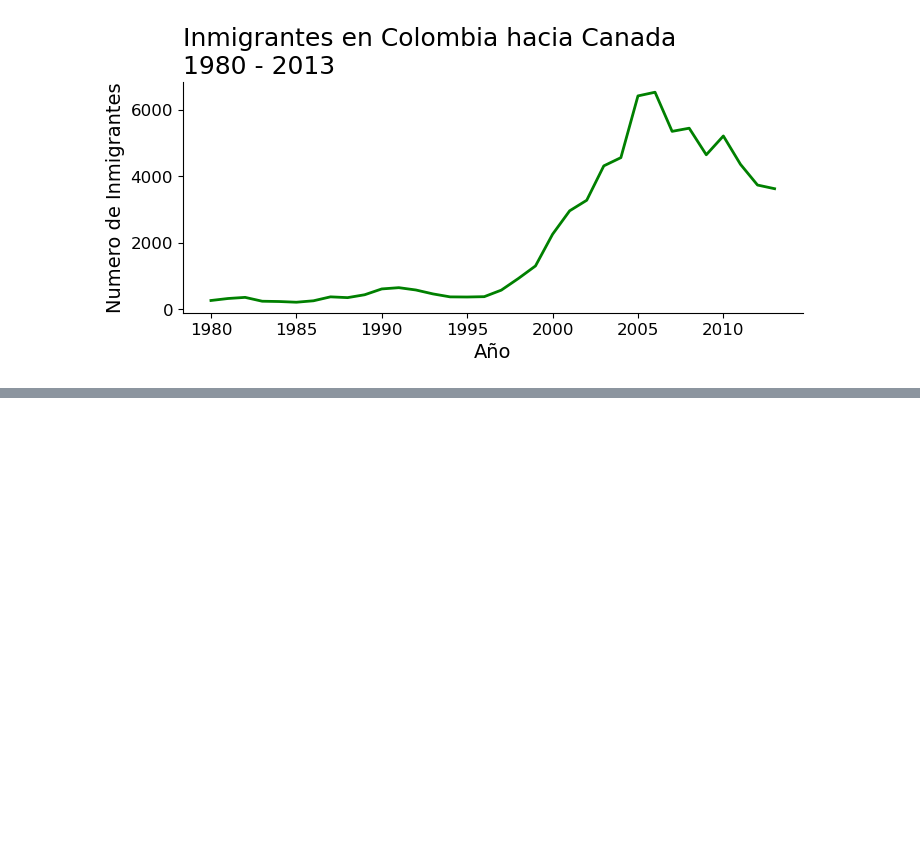
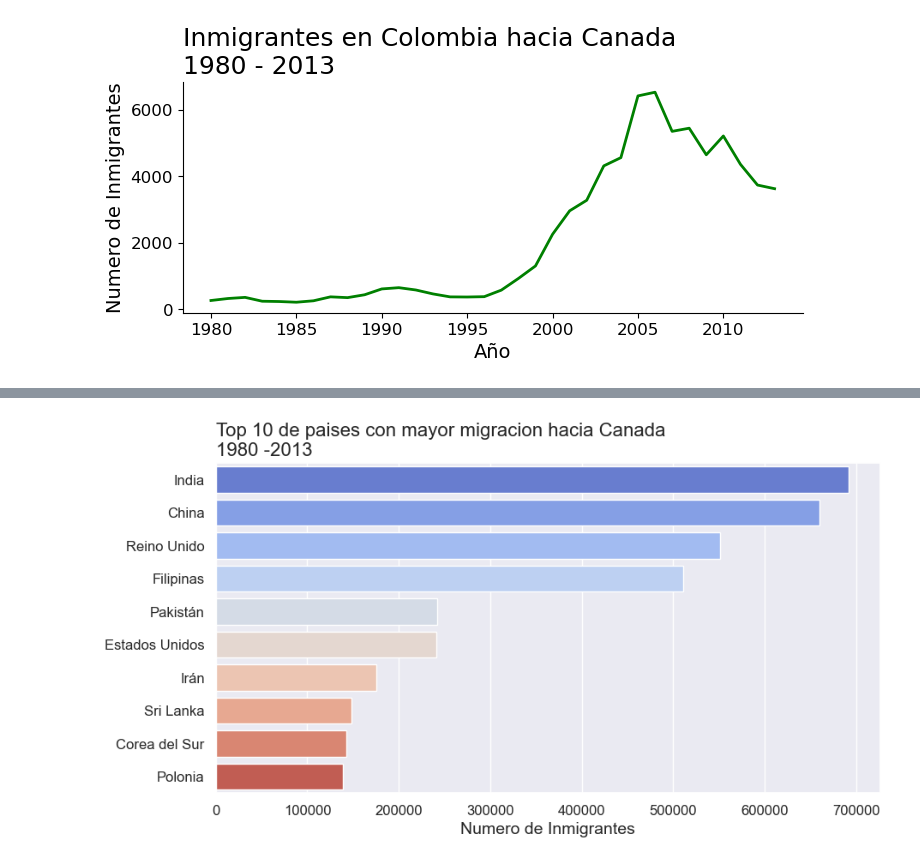
Before and after one commit to r2x4/ETL_alura_oracle, a Jupyter notebook: graficos/jupyter_graficos.ipynb, the cells around one changed output, grey strips where cells are left out. Cells and saved outputs as stored; diff of their text form; code cells hidden in the pictures; blank space fills up the shorter version.

```diff
--- a/graficos/jupyter_graficos.ipynb
+++ b/graficos/jupyter_graficos.ipynb
@@ -420,0 +427,8 @@ plt.show()
+# %%
+# Dejar un tema inicial
+sns.set_theme()
+# %%
+# tpo 10
+
+top_10 = df.sort_values(by='Total', ascending=False).head(10)
+top_10
@@ -420,0 +449,16 @@ plt.show()
+# %%
+# crear el linezo o figura
+
+fig, ax = plt.subplots(figsize=(10, 5))
+
+ax = sns.barplot(data=top_10,x='Total', y=top_10.index,orient='h',palette='coolwarm',
+                 hue=top_10.index, legend=False)
+ax.set_title('Top 10 de paises con mayor migracion hacia Canada\n1980 -2013',
+        loc='left',fontsize=16)
+ax.set_xlabel('Numero de Inmigrantes',fontsize=14)
+ax.set_ylabel('')
+ax.xaxis.set_tick_params(labelsize=12)
+ax.yaxis.set_tick_params(labelsize=12)
+plt.show()
+# %% [output]
+[figure, added]
```
Also changed, not shown: parts of 9 cells of this notebook.
